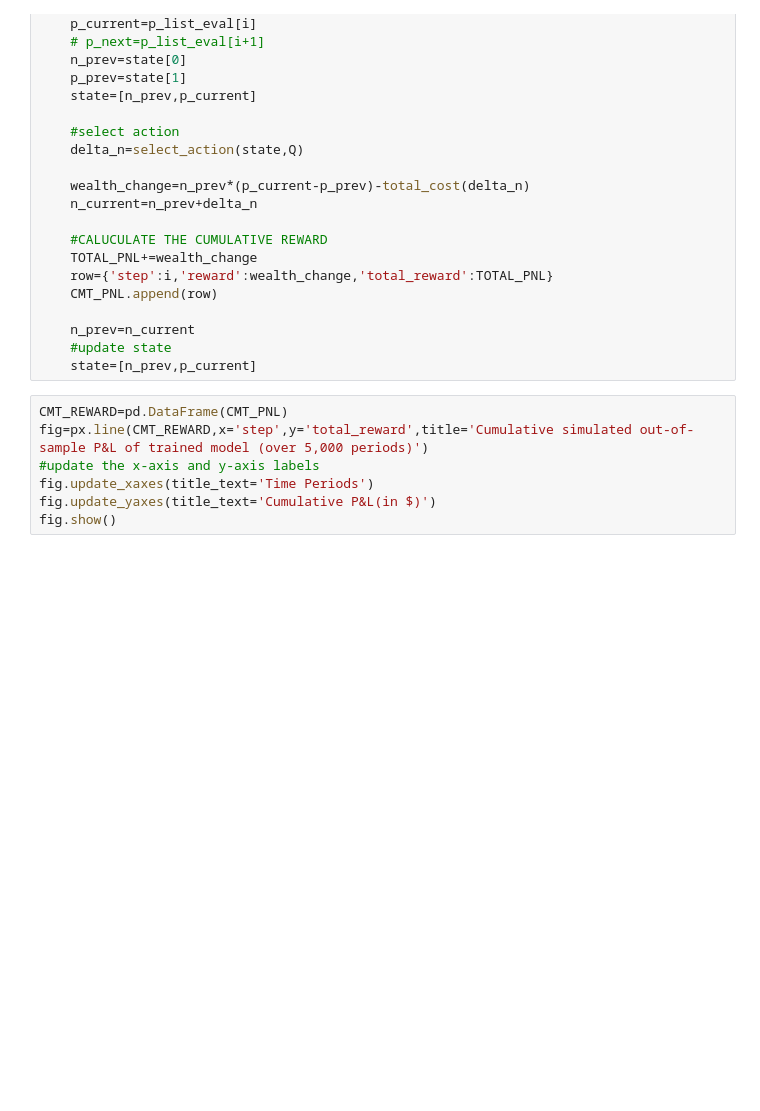
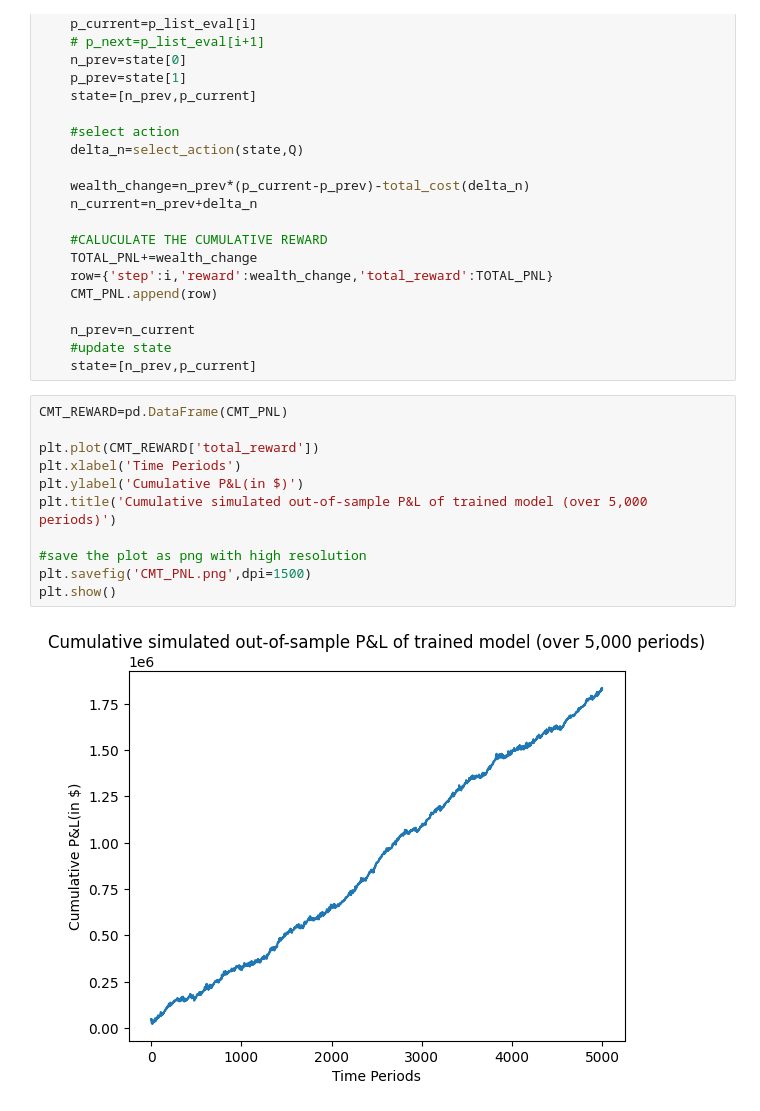
Before and after one commit to karamjeet-ramgharia/Gordon_Ritter_RL_for_trading_Implementation, a Jupyter notebook: implementaion_final.ipynb, the cells around one changed output. Saved outputs shown, nothing was run; the diff lists cells and outputs as text; blank space fills up the shorter version.

Commit message:
added cummulative pnl plot

```diff
--- a/implementaion_final.ipynb
+++ b/implementaion_final.ipynb
@@ -238,8 +215,14 @@ for i in range(0,len(p_list_eval)-1):
     state=[n_prev,p_current]
 # %%
 CMT_REWARD=pd.DataFrame(CMT_PNL)
-fig=px.line(CMT_REWARD,x='step',y='total_reward',title='Cumulative simulated out-of-sample P&L of trained model (over 5,000 periods)')
-#update the x-axis and y-axis labels
-fig.update_xaxes(title_text='Time Periods')
-fig.update_yaxes(title_text='Cumulative P&L(in $)')
-fig.show()
+
+plt.plot(CMT_REWARD['total_reward'])
+plt.xlabel('Time Periods')
+plt.ylabel('Cumulative P&L(in $)')
+plt.title('Cumulative simulated out-of-sample P&L of trained model (over 5,000 periods)')
+
+#save the plot as png with high resolution
+plt.savefig('CMT_PNL.png',dpi=1500)
+plt.show()
+# %% [output]
+[figure, added]
```
Also changed, not shown: parts of 3 cells of this notebook, 3 other files.
